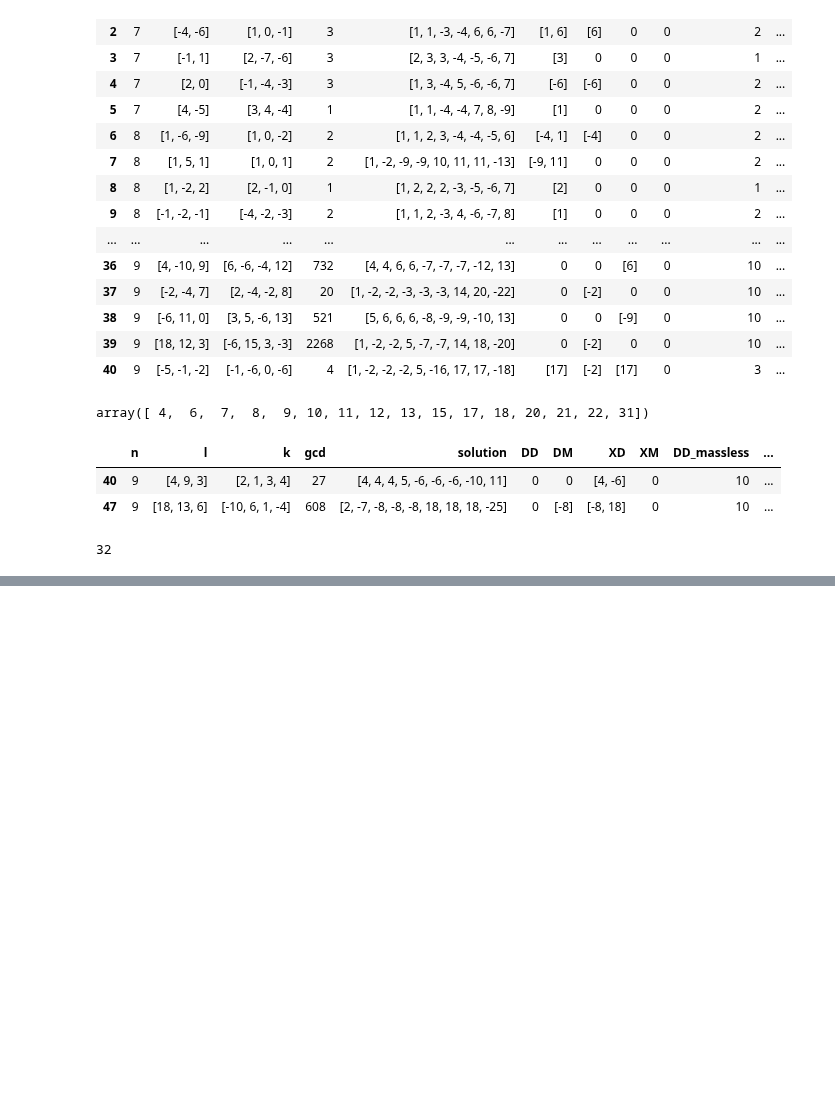
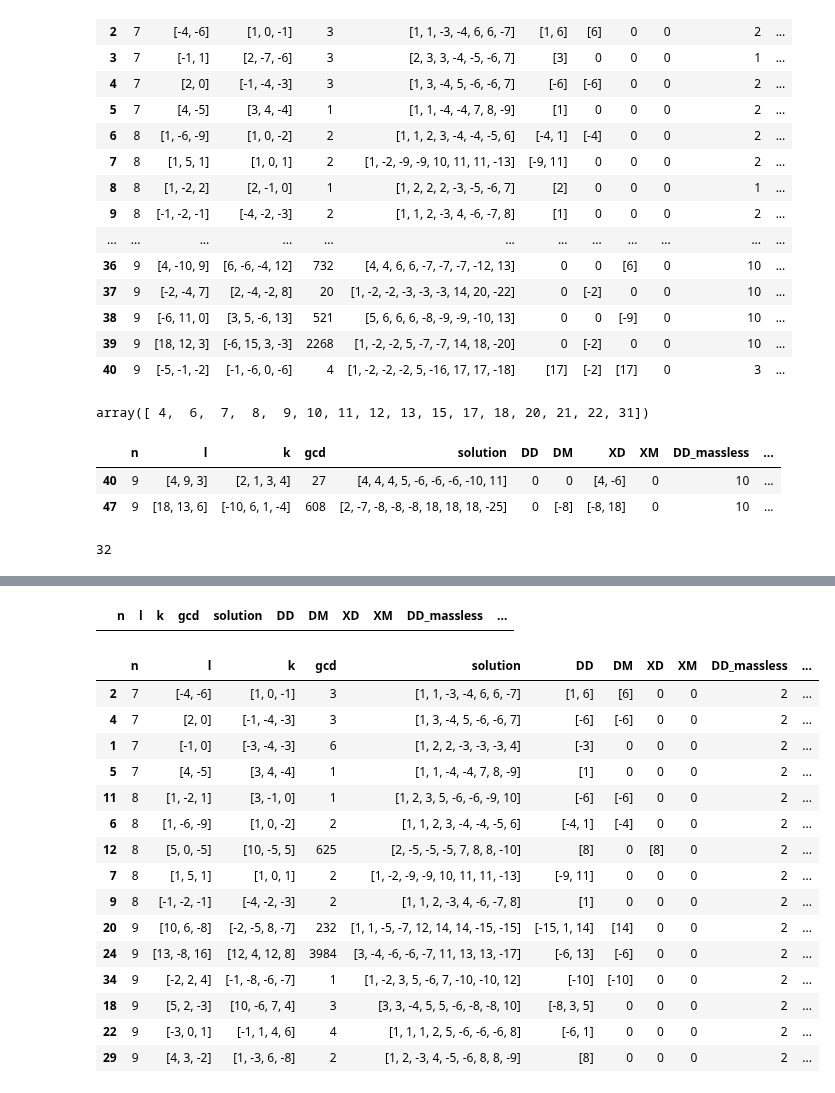
Before and after one commit to LBJ-Wade/anomaly, a Jupyter notebook: Analysis.ipynb, the cells around one changed output, grey strips where cells are left out. Cells and saved outputs as stored; diff of their text form; code cells hidden in the pictures; blank space fills up the shorter version.

```diff
--- a/Analysis.ipynb
+++ b/Analysis.ipynb
@@ -357,0 +371,4 @@ kk[(kk['n']==n) & (kk['DD_massless']==x)]
+# %%
+fl['Q']=1
+i=1
+fl[fl['DD_massless']==i].sort_values(['n','DM_massless','XD_massless','XM_massless'])
@@ -357,0 +394,4 @@ kk[(kk['n']==n) & (kk['DD_massless']==x)]
+# %%
+fl.loc[14,'Q']=0
+fl.loc[10,'Q']=0
+fl[fl['XD_massless']==i].sort_values(['n','DD_massless','DM_massless','XM_massless'])
@@ -357,0 +404,25 @@ kk[(kk['n']==n) & (kk['DD_massless']==x)]
+# %%
+fl[fl['XM_massless']==i].sort_values(['n','DD_massless','DM_massless','XD_massless'])
+# %% [output]
+|  | n | l | k | gcd | solution | DD | DM | XD | XM | DD_massless | ... |
+# %%
+i=2
+fl.loc[7,'Q']=0
+fl[fl['DD_massless']==i].sort_values(['n','DM_massless','XD_massless','XM_massless'])
+# %% [output]
+|  | n | l | k | gcd | solution | DD | DM | XD | XM | DD_massless | ... |
+| 2 | 7 | [-4, -6] | [1, 0, -1] | 3 | [1, 1, -3, -4, 6, 6, -7] | [1, 6] | [6] | 0 | 0 | 2 | ... |
+| 4 | 7 | [2, 0] | [-1, -4, -3] | 3 | [1, 3, -4, 5, -6, -6, 7] | [-6] | [-6] | 0 | 0 | 2 | ... |
+| 1 | 7 | [-1, 0] | [-3, -4, -3] | 6 | [1, 2, 2, -3, -3, -3, 4] | [-3] | 0 | 0 | 0 | 2 | ... |
+| 5 | 7 | [4, -5] | [3, 4, -4] | 1 | [1, 1, -4, -4, 7, 8, -9] | [1] | 0 | 0 | 0 | 2 | ... |
+| 11 | 8 | [1, -2, 1] | [3, -1, 0] | 1 | [1, 2, 3, 5, -6, -6, -9, 10] | [-6] | [-6] | 0 | 0 | 2 | ... |
+| 6 | 8 | [1, -6, -9] | [1, 0, -2] | 2 | [1, 1, 2, 3, -4, -4, -5, 6] | [-4, 1] | [-4] | 0 | 0 | 2 | ... |
+| 12 | 8 | [5, 0, -5] | [10, -5, 5] | 625 | [2, -5, -5, -5, 7, 8, 8, -10] | [8] | 0 | [8] | 0 | 2 | ... |
+| 7 | 8 | [1, 5, 1] | [1, 0, 1] | 2 | [1, -2, -9, -9, 10, 11, 11, -13] | [-9, 11] | 0 | 0 | 0 | 2 | ... |
+| 9 | 8 | [-1, -2, -1] | [-4, -2, -3] | 2 | [1, 1, 2, -3, 4, -6, -7, 8] | [1] | 0 | 0 | 0 | 2 | ... |
+| 20 | 9 | [10, 6, -8] | [-2, -5, 8, -7] | 232 | [1, 1, -5, -7, 12, 14, 14, -15, -15] | [-15, 1, 14] | [14] | 0 | 0 | 2 | ... |
+| 24 | 9 | [13, -8, 16] | [12, 4, 12, 8] | 3984 | [3, -4, -6, -6, -7, 11, 13, 13, -17] | [-6, 13] | [-6] | 0 | 0 | 2 | ... |
+| 34 | 9 | [-2, 2, 4] | [-1, -8, -6, -7] | 1 | [1, -2, 3, 5, -6, 7, -10, -10, 12] | [-10] | [-10] | 0 | 0 | 2 | ... |
+| 18 | 9 | [5, 2, -3] | [10, -6, 7, 4] | 3 | [3, 3, -4, 5, 5, -6, -8, -8, 10] | [-8, 3, 5] | 0 | 0 | 0 | 2 | ... |
+| 22 | 9 | [-3, 0, 1] | [-1, 1, 4, 6] | 4 | [1, 1, 1, 2, 5, -6, -6, -6, 8] | [-6, 1] | 0 | 0 | 0 | 2 | ... |
+| 29 | 9 | [4, 3, -2] | [1, -3, 6, -8] | 2 | [1, 2, -3, 4, -5, -6, 8, 8, -9] | [8] | 0 | 0 | 0 | 2 | ... |
```
Also changed, not shown: parts of 11 cells of this notebook.
